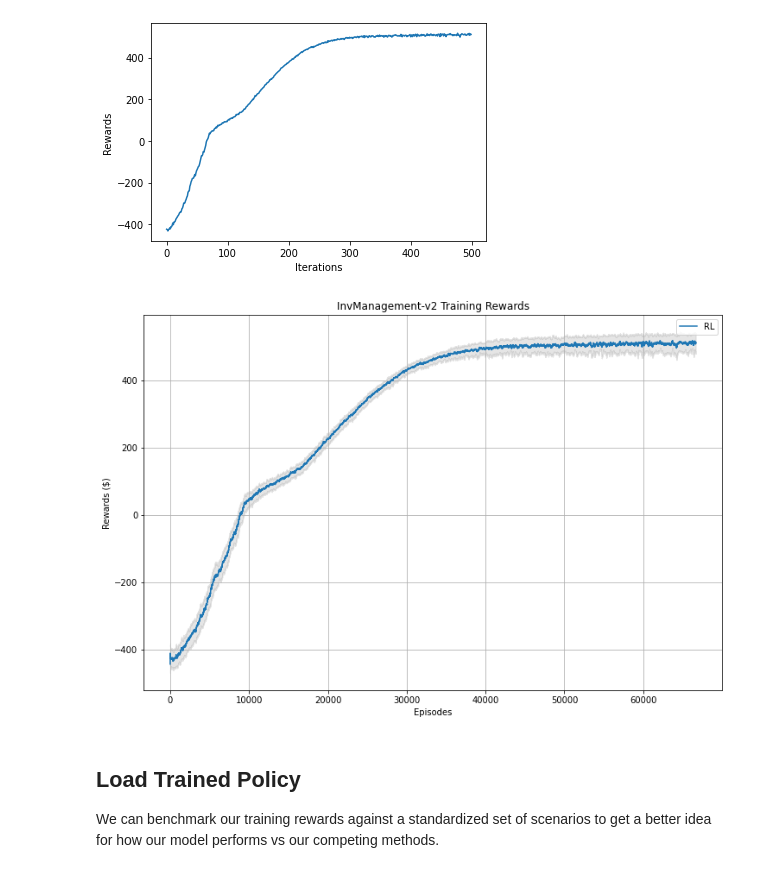
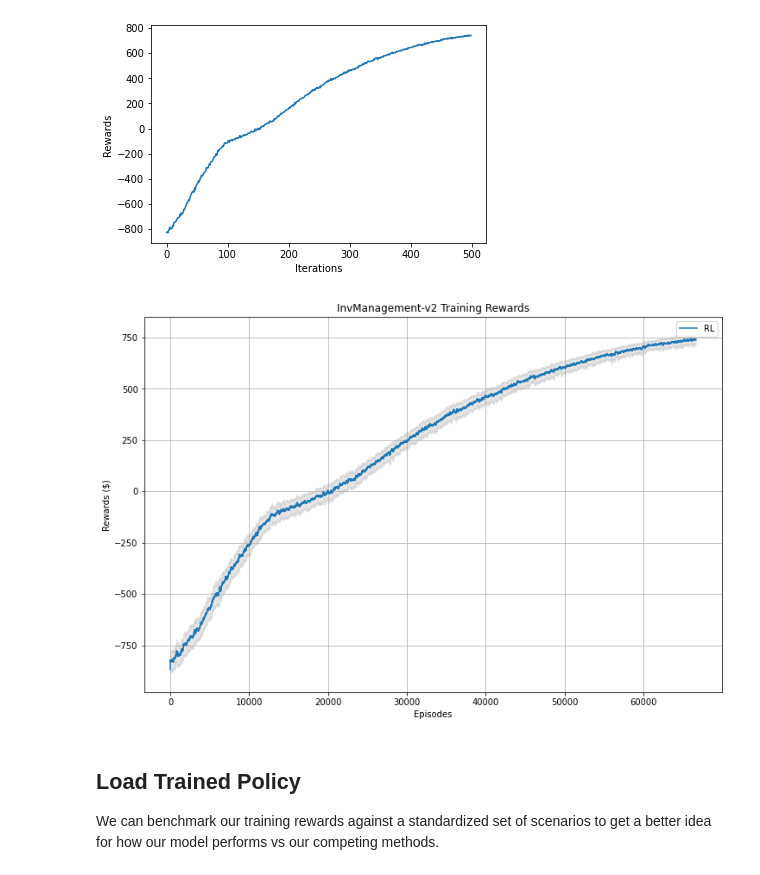
Before and after one commit to grossmann-group/or-gym, a Jupyter notebook: notebooks/training_curves.ipynb, the cells around one changed output. Saved outputs shown, nothing was run; the diff lists cells and outputs as text; code cells hidden in the pictures.

```diff
--- a/notebooks/training_curves.ipynb
+++ b/notebooks/training_curves.ipynb
@@ -73,32 +78,32 @@ def load_policy(path, checkpoint_id="500", pickle_file=True):
 # %%
 env_name = 'InvManagement-v2'
 # ray_path = '/home/christian/ray_results/PPO'
-ray_path = '/home/cdhubbs/ray_results/PPO' # VM
+ray_path = '/home/cdhubbs/or-gym/rl_models/v2' # VM
 iv2_paths = [p for p in os.listdir(ray_path) if env_name in p]
 iv2_paths
 
 plt.figure()
 paths = []
 max_rewards = []
 for p in iv2_paths:
     d_path = os.path.join(ray_path, p)
     files = os.listdir(d_path)
     if 'error.txt' in files:
         continue
     try:
         data = pd.read_csv(os.path.join(d_path, 'progress.csv'))
         paths.append(d_path)
         max_rewards.append(data['episode_reward_mean'].max())
     except pd.errors.EmptyDataError:
         continue
 
     plt.plot(data['episode_reward_mean'])
 
 plt.ylabel('Rewards')
 plt.xlabel('Iterations')
 plt.show()
 # %% [output]
-[figure, old version]
+[figure, new version]
 # %%
 inv2_data, inv2_train_data = extract_plot_stats(paths[np.argmax(max_rewards)])
 # Get episode totals
@@ -108,7 +113,6 @@ opt_mean = 547
 opt_var = 30
 heur_mean = 388
 heur_var = 30
-
 
 plt.figure(figsize=(12,8))
 plt.plot(inv2_data['mean_rewards'], label='RL')
@@ -132,7 +136,7 @@ plt.grid()
 plt.ylabel('Rewards ($)')
 plt.show()
 # %% [output]
-[figure, old version]
+[figure, new version]
 # %% [markdown]
 ## Load Trained Policy
 
```
Also changed, not shown: parts of 11 cells of this notebook, 4 other files.
